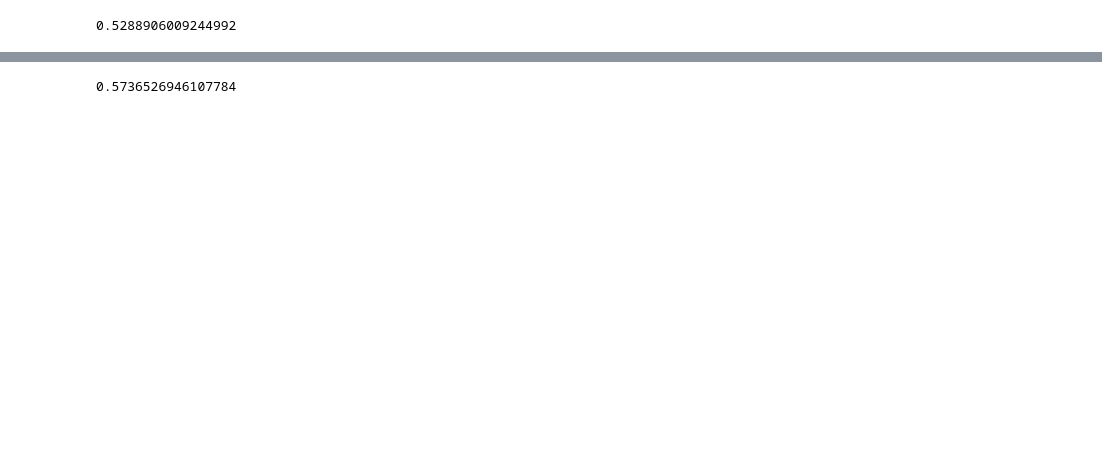
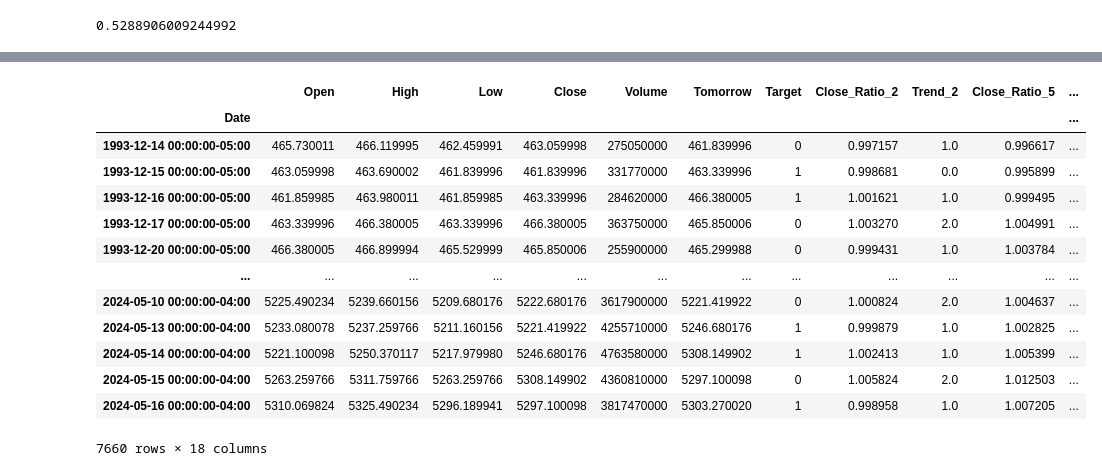
Before and after one commit to sebastiangalloway/MLstockpredictor, a Jupyter notebook: stonks.ipynb, the cells around one changed output, grey strips where cells are left out. Saved outputs shown, nothing was run; the diff lists cells and outputs as text; code cells hidden in the pictures; blank space fills up the shorter version.

```diff
--- a/stonks.ipynb
+++ b/stonks.ipynb
@@ -114,12 +67,9 @@ sp500
 # %%
-from sklearn.ensemble import RandomForestClassifier
-
 model = RandomForestClassifier(n_estimators=100, min_samples_split=100, random_state=1)
 
-train = sp500.iloc[:-100]
-test = sp500.iloc[-100:]
+train = stock.iloc[:-100]
+test = stock.iloc[-100:]
 
-#predictors = ["Close", "Volume", "Open", "High", "Low"]
 predictors = ["Close", "Volume", "Open", "High", "Low"]
 model.fit(train[predictors], train["Target"])
 # %% [output]
@@ -284,4 +261,20 @@ Name: count, dtype: int64
 # %%
-precision_score(predictions["Target"], predictions["Predictions"])
+stock.loc[:, ("Predictions")] = predictions['Target']
+#stock["Predictions"] = predictions["Predictions"]
+#.loc[:, ('Predictions')]
+stock
 # %% [output]
+|  | Open | High | Low | Close | Volume | Tomorrow | Target | Close_Ratio_2 | Trend_2 | Close_Ratio_5 | ... |
+| Date |  |  |  |  |  |  |  |  |  |  | ... |
+| 1993-12-14 00:00:00-05:00 | 465.730011 | 466.119995 | 462.459991 | 463.059998 | 275050000 | 461.839996 | 0 | 0.997157 | 1.0 | 0.996617 | ... |
+| 1993-12-15 00:00:00-05:00 | 463.059998 | 463.690002 | 461.839996 | 461.839996 | 331770000 | 463.339996 | 1 | 0.998681 | 0.0 | 0.995899 | ... |
+| 1993-12-16 00:00:00-05:00 | 461.859985 | 463.980011 | 461.859985 | 463.339996 | 284620000 | 466.380005 | 1 | 1.001621 | 1.0 | 0.999495 | ... |
+| 1993-12-17 00:00:00-05:00 | 463.339996 | 466.380005 | 463.339996 | 466.380005 | 363750000 | 465.850006 | 0 | 1.003270 | 2.0 | 1.004991 | ... |
+| 1993-12-20 00:00:00-05:00 | 466.380005 | 466.899994 | 465.529999 | 465.850006 | 255900000 | 465.299988 | 0 | 0.999431 | 1.0 | 1.003784 | ... |
+| ... | ... | ... | ... | ... | ... | ... | ... | ... | ... | ... | ... |
+| 2024-05-10 00:00:00-04:00 | 5225.490234 | 5239.660156 | 5209.680176 | 5222.680176 | 3617900000 | 5221.419922 | 0 | 1.000824 | 2.0 | 1.004637 | ... |
+| 2024-05-13 00:00:00-04:00 | 5233.080078 | 5237.259766 | 5211.160156 | 5221.419922 | 4255710000 | 5246.680176 | 1 | 0.999879 | 1.0 | 1.002825 | ... |
+| 2024-05-14 00:00:00-04:00 | 5221.100098 | 5250.370117 | 5217.979980 | 5246.680176 | 4763580000 | 5308.149902 | 1 | 1.002413 | 1.0 | 1.005399 | ... |
+| 2024-05-15 00:00:00-04:00 | 5263.259766 | 5311.759766 | 5263.259766 | 5308.149902 | 4360810000 | 5297.100098 | 0 | 1.005824 | 2.0 | 1.012503 | ... |
+| 2024-05-16 00:00:00-04:00 | 5310.069824 | 5325.490234 | 5296.189941 | 5297.100098 | 3817470000 | 5303.270020 | 1 | 0.998958 | 1.0 | 1.007205 | ... |
-0.5736526946107784
+7660 rows × 18 columns
```
Also changed, not shown: parts of 36 cells of this notebook, 1 other file.
